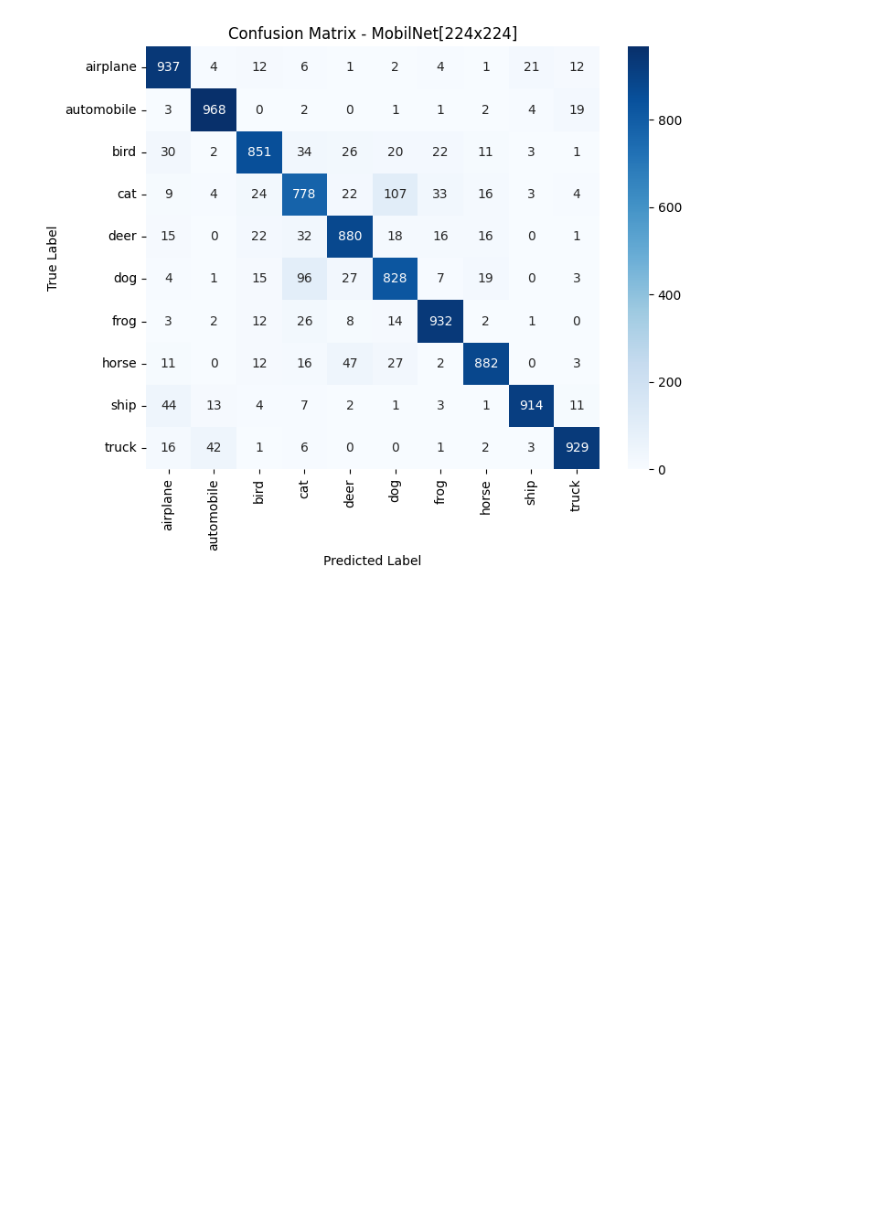
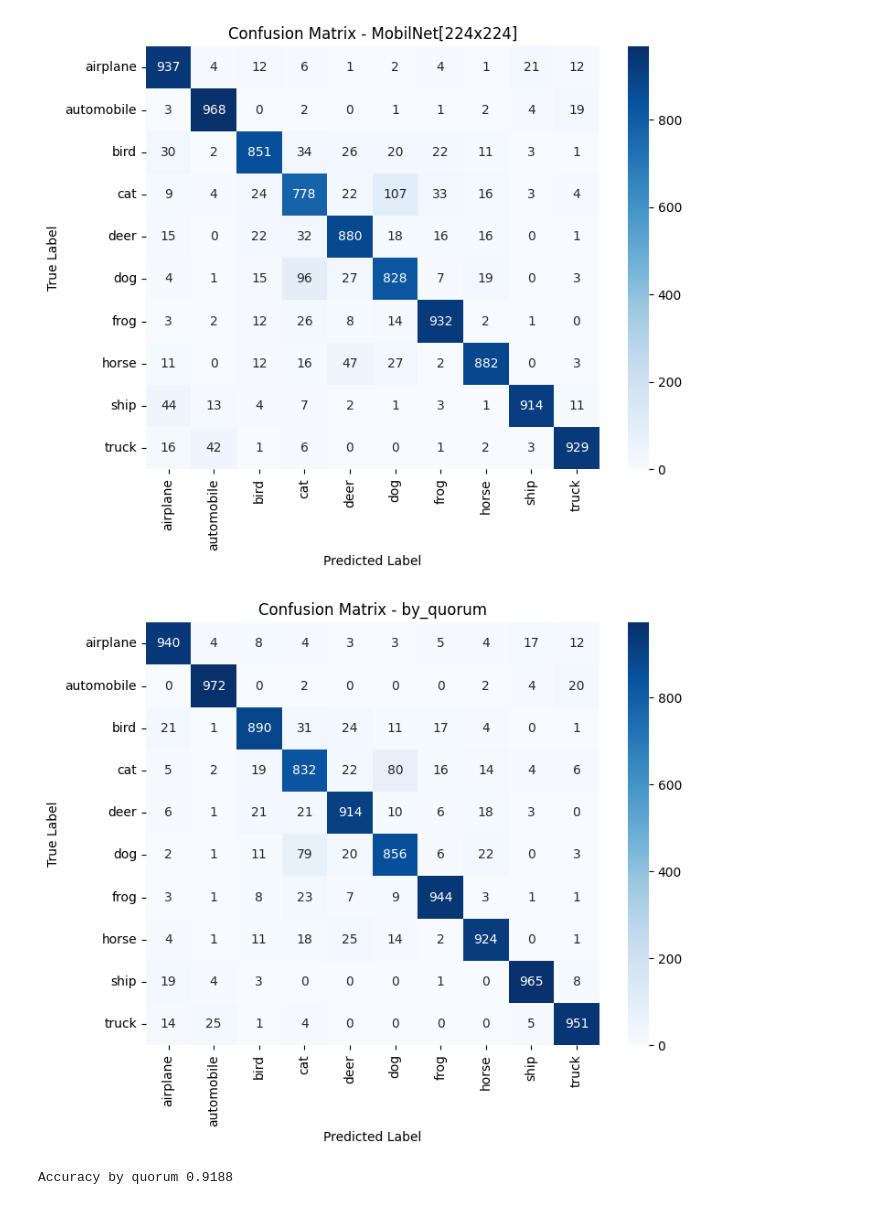
Before and after one commit to vmchura/practice_pytorch_images, a Jupyter notebook: PerformanceOfModels.ipynb, the cells around one changed output. Cells and saved outputs as stored; diff of their text form; code cells hidden in the pictures; blank space fills up the shorter version.

```diff
--- a/PerformanceOfModels.ipynb
+++ b/PerformanceOfModels.ipynb
@@ -299,7 +301,7 @@ mobilnet_224_transformation = transforms.Compose([
     transforms.Normalize(mean=[0.485, 0.456, 0.406], std=[0.229, 0.224, 0.225])
 ])
 mobilnet_224_dataset = datasets.ImageFolder(root=os.getenv('DATA_IMAGES_PATH'), transform=mobilnet_224_transformation)
-mobilnet_224_loader = torch.utils.data.DataLoader(mobilnet_224_dataset, batch_size=32, shuffle=False)
+mobilnet_224_loader = torch.utils.data.DataLoader(mobilnet_224_dataset, batch_size=50, shuffle=False)
 mobilnet_224_model = torch.hub.load('pytorch/vision:v0.10.0', 'mobilenet_v2', weights=models.MobileNet_V2_Weights.DEFAULT)
 mobilnet_224_model.classifier[1] = nn.Linear(mobilnet_224_model.classifier[1].in_features, len(mobilnet_224_dataset.classes))
 mobilnet_224_loss_fn = nn.CrossEntropyLoss()
@@ -341,7 +332,7 @@ for idx, (model_name, model_iteration, loader_iteration, image_path) in enumerat
     ('ResNet50[224x224]',resnet50_model, resnet50_loader, 'report/media/confusion_matrix_resnet50.png'),
     ('MobilNet[224x224]',mobilnet_224_model, mobilnet_224_loader, 'report/media/confusion_matrix_mobilnet224.png'),]):
     model_iteration.to(device)
-    y_true, y_pred = predict_labels(model_iteration, loader_iteration)
+    y_true, y_pred = actual_labels_and_predict_labels(model_iteration, loader_iteration)
 
     print(f"Confusion Matrix for Model {idx}:")
     plot_confusion_matrix(y_true, y_pred, model_name=f"{model_name}", class_names=mobilnet_64_dataset.classes, image_path=image_path)
@@ -356,3 +347,28 @@ Confusion Matrix for Model 3:
 [figure]
 Confusion Matrix for Model 4:
 [figure]
+# %%
+def predict_by_quorum(models_with_loaders):
+    predictions = [(actual_labels_and_predict_labels(model_iteration, model_loader), weight) for model_iteration, model_loader, weight in models_with_loaders]
+    final_predictions = []
+    for ((a, b), c) in zip(zip(predictions[0][0][1], predictions[1][0][1]), predictions[2][0][1]):
+        if a == b or b == c:
+            final_predictions.append(b)
+        elif a == c:
+            final_predictions.append(a)
+        else:
+            final_predictions.append(b)
+    final_predictions = np.array(final_predictions)
+    return predictions[0][0][0], final_predictions
+# %%
+actual_labels, predicted_labels = predict_by_quorum([(mobilnet_64_model, mobilnet_64_loader, 1.0),
+                                 (resnet50_model, resnet50_loader, 2.0),
+                                 (mobilnet_224_model, mobilnet_224_loader, 1.0)])
+# %%
+plot_confusion_matrix(actual_labels, predicted_labels, 'by_quorum', class_names=mobilnet_64_dataset.classes, image_path='report/media/confusion_matrix_by_quorum.png')
+# %% [output]
+[figure, added]
+# %%
+print(f'Accuracy by quorum {np.sum(actual_labels == predicted_labels)/actual_labels.shape[0]}')
+# %% [output]
+Accuracy by quorum 0.9188
```
Also changed, not shown: parts of 19 cells of this notebook, 1 other file.
